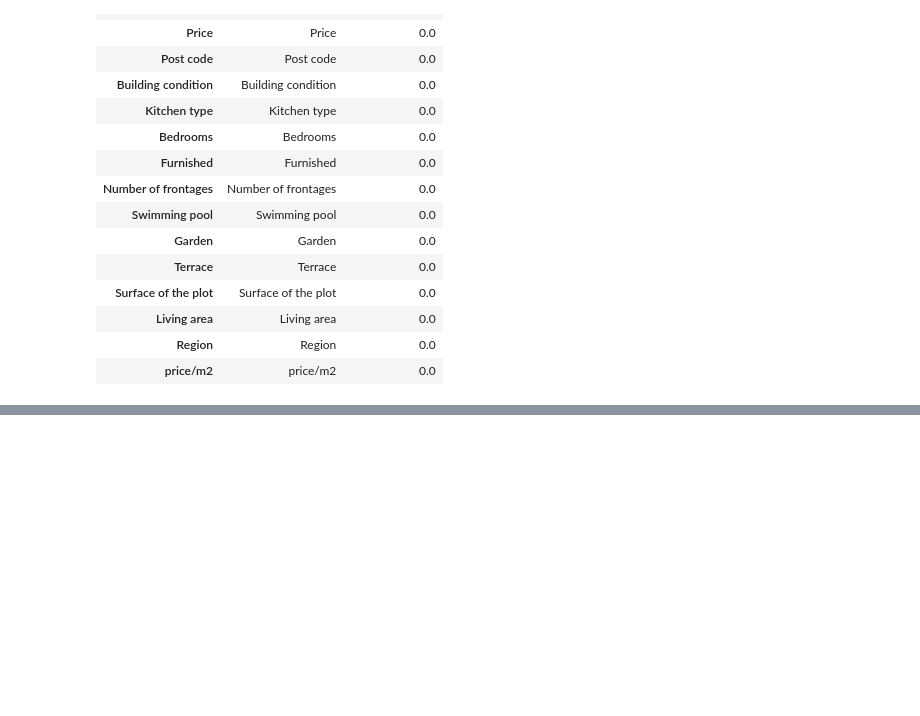
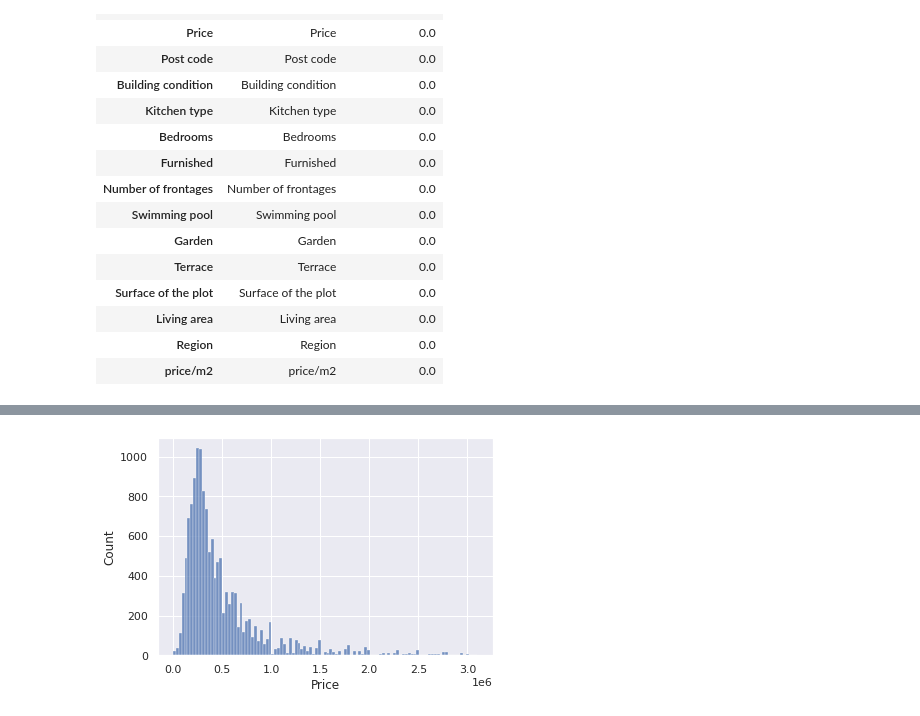
Before and after one commit to dilsadozbrk/immo_eliza_regression, a Jupyter notebook: data/Data_cleaning.ipynb, the cells around one changed output, grey strips where cells are left out. Drawn from its saved outputs; the diff is of its cells as text; code cells hidden in the pictures; blank space fills up the shorter version.

```diff
--- a/data/Data_cleaning.ipynb
+++ b/data/Data_cleaning.ipynb
@@ -292,0 +325,12 @@ missing_value_df
+# %%
+# Obviously there are some outliers present, we can deal with the problem by removing 0.5%, or 1% of the problematic samples
+# The outliers are situated around the higher prices (right side of the graph)
+
+# Outliers are a great issue for OLS(Ordinary Least Squares regression), thus we must deal with them in some way
+
+# This variable is equal to the 99th percentile of the 'Price' variable
+q = df['Price'].quantile(0.99)
+# Then we can create a new df, with the condition that all prices must be below the 99 percentile of 'Price'
+data_1 = df[df['Price']<q]
+# In this way we have essentially removed the top 1% of the data about 'Price'
+data_1.describe(include='all')
@@ -292,0 +350,5 @@ missing_value_df
+# %%
+
+sns.histplot(data_1['Price']);
+# %% [output]
+[figure, added]
```
Also changed, not shown: parts of 56 cells of this notebook.
